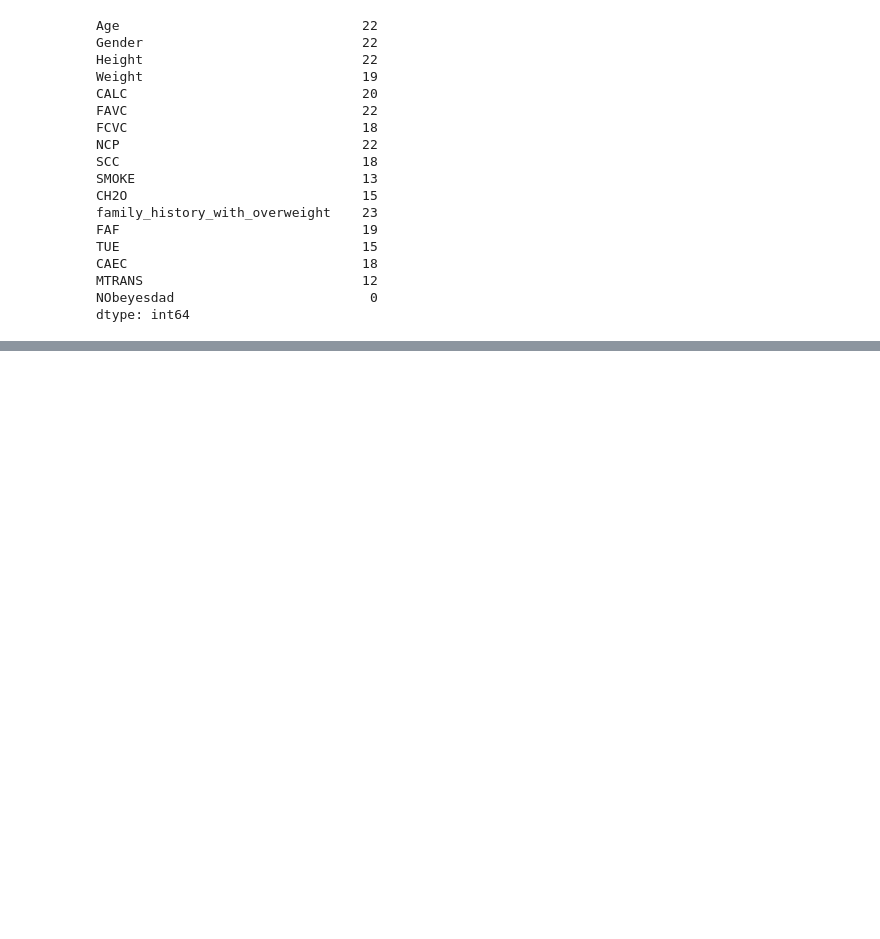
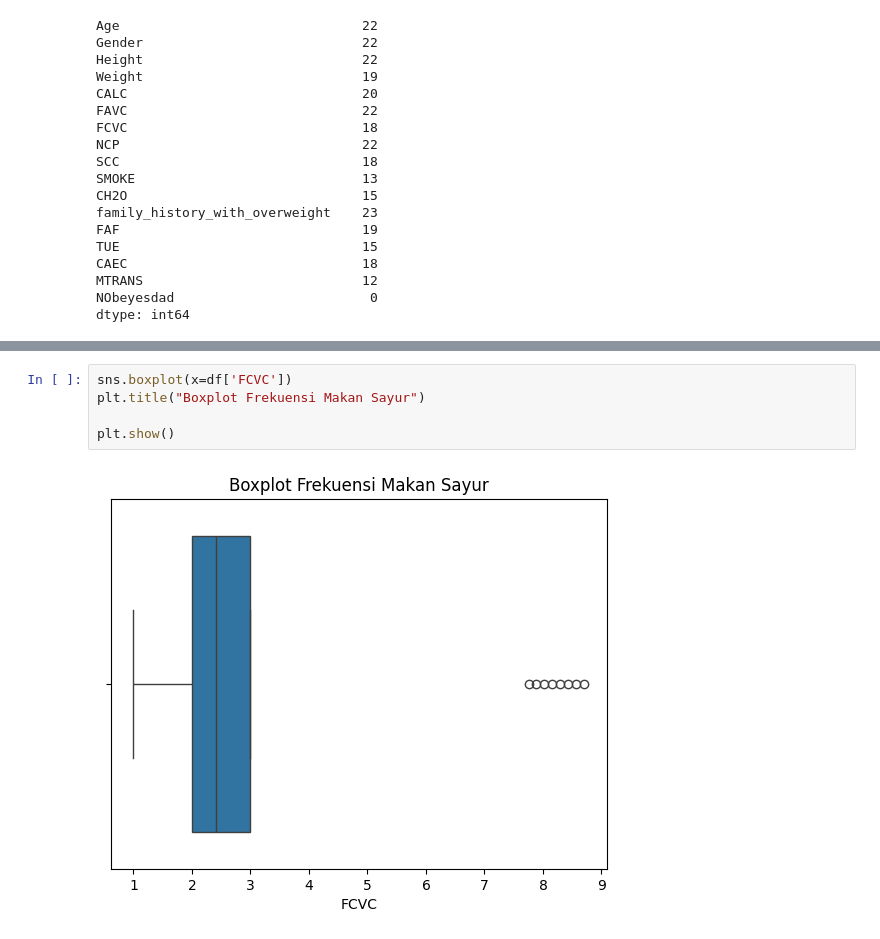
Before and after one commit to Fadri-Ashley/Data-Science-Capstone-Project, a Jupyter notebook: Model_Pipeline/test.ipynb, the cells around one changed output, grey strips where cells are left out. Cells and saved outputs as stored; diff of their text form; blank space fills up the shorter version.

```diff
--- a/Model_Pipeline/test.ipynb
+++ b/Model_Pipeline/test.ipynb
@@ -254,0 +318,7 @@ plt.show()
+# %%
+sns.boxplot(x=df['FCVC'])
+plt.title("Boxplot Frekuensi Makan Sayur")
+
+plt.show()
+# %% [output]
+[figure, added]
```
Also changed, not shown: parts of 22 cells of this notebook.
